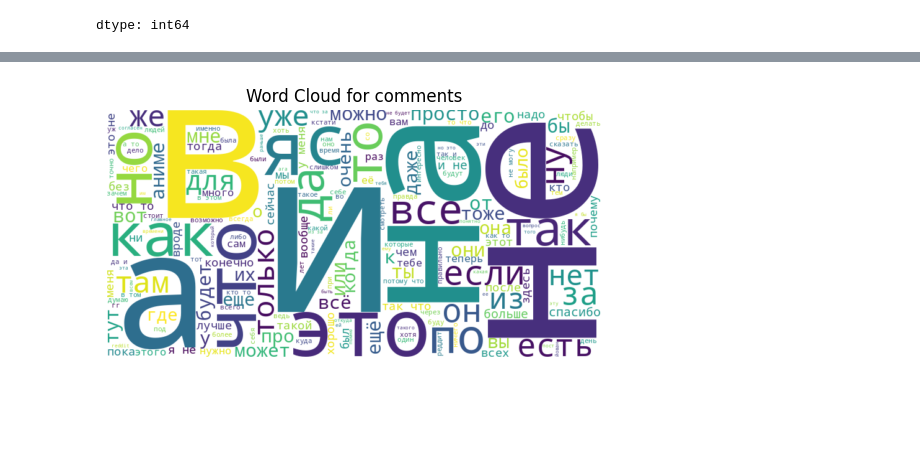
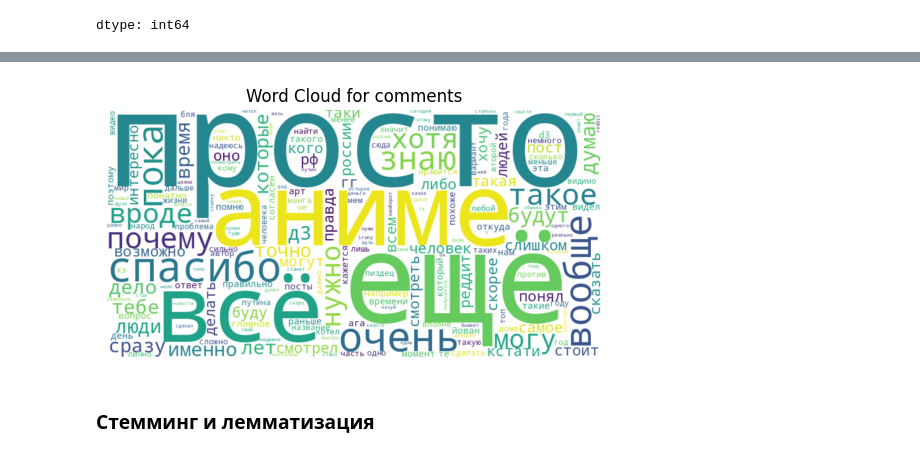
Before and after one commit to hse-toxic/toxiccc, a Jupyter notebook: reddit/reddit_eda.ipynb, the cells around one changed output, grey strips where cells are left out. Drawn from its saved outputs; the diff is of its cells as text; code cells hidden in the pictures; blank space fills up the shorter version.

```diff
--- a/reddit/reddit_eda.ipynb
+++ b/reddit/reddit_eda.ipynb
@@ -36,6 +38,8 @@ import re
 
 def clean_text(text):
     text = text.lower()
+    text = re.sub(r'http\S+', '', text)
+    text = re.sub(r'www\S+', '', text)
     text = re.sub(r"\'s", " ", text)
     text = re.sub('\W', ' ', text)
     text = re.sub('\s+', ' ', text)
@@ -97,0 +120,8 @@ plt.show()
+# %%
+# Частотный анализ слов
+comments = " ".join(df['comment'].tolist())
+comments_tokens = word_tokenize(comments)
+text = nltk.Text(comments_tokens)
+f_dist = FreqDist(text)
+print(f_dist.most_common(10))
+f_dist.plot(30, cumulative=False, title='Частотный анализ слов')
@@ -97,0 +132,6 @@ plt.show()
+# %%
+ru_stopwords = stopwords.words("russian") + ['это', 'её']
+text_f = [word for word in text if word not in ru_stopwords]
+f_dist = FreqDist(text_f)
+print('\n'.join(map(str, f_dist.most_common(10))))
+f_dist.plot(30, cumulative=False, title='Частотный анализ слов без стопвордов')
@@ -98,12 +193,13 @@ plt.show()
 # %%
 from wordcloud import WordCloud
-import matplotlib.pyplot as plt
 
-toxic_comments = ' '.join(df['comment'])
-wordcloud_toxic = WordCloud(width=800, height=400, background_color='white').generate(toxic_comments)
+
+wordcloud_toxic = WordCloud(width=800, height=400, background_color='white').generate(' '.join(text_f))
 plt.imshow(wordcloud_toxic, interpolation='bilinear')
 plt.axis('off')
 plt.title('Word Cloud for comments')
 plt.show()
 # %% [output]
-[figure, old version]
+[figure, new version]
+# %% [markdown]
+### Стемминг и лемматизация
```
Also changed, not shown: parts of 20 cells of this notebook, 2 other files.
